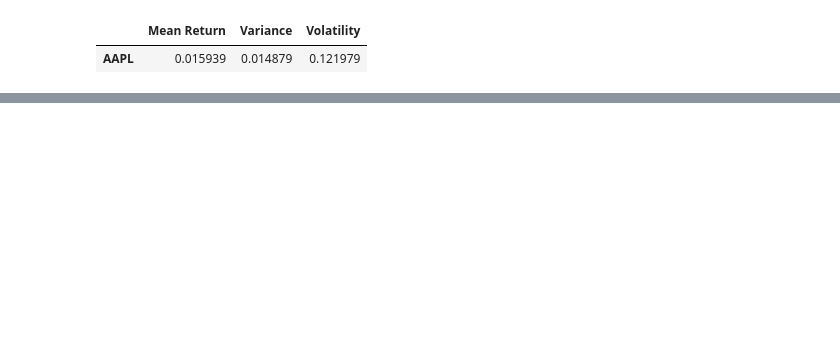
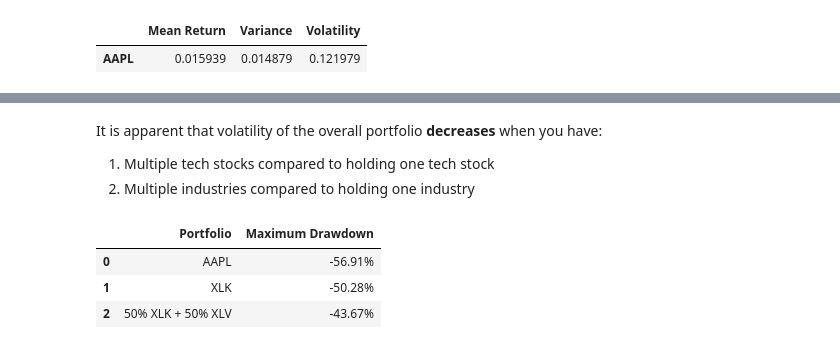
Before and after one commit to wangjubin-06/quant, a Jupyter notebook: notebooks/06_diversification_and_correlation_breakdown.ipynb, the cells around one changed output, grey strips where cells are left out. Cells and saved outputs as stored; diff of their text form; code cells hidden in the pictures; blank space fills up the shorter version.

```diff
--- a/notebooks/06_diversification_and_correlation_breakdown.ipynb
+++ b/notebooks/06_diversification_and_correlation_breakdown.ipynb
@@ -266,0 +328,42 @@ sigma = monthly_log_returns.std()
+# %% [markdown]
+It is apparent that volatility of the overall portfolio **decreases** when you have:
+
+1) Multiple tech stocks compared to holding one tech stock
+2) Multiple industries compared to holding one industry
+# %%
+def max_drawdown(returns):
+
+    wealth = np.exp(
+        returns.cumsum()
+    )
+
+    peak = wealth.cummax()
+
+    drawdown = (wealth / peak - 1)*100
+
+    return drawdown.min()
+
+pd.DataFrame({
+
+"Portfolio":[
+    "AAPL",
+    "XLK",
+    "50% XLK + 50% XLV"
+],
+
+"Maximum Drawdown":[
+
+    f"{max_drawdown(aapl_portfolio):.2f}%",
+
+    f"{max_drawdown(tech_portfolio):.2f}%",
+
+    f"{max_drawdown(diversified_portfolio):.2f}%"
+
+]
+
+})
+# %% [output]
+|  | Portfolio | Maximum Drawdown |
+| 0 | AAPL | -56.91% |
+| 1 | XLK | -50.28% |
+| 2 | 50% XLK + 50% XLV | -43.67% |
```
Also changed, not shown: parts of 13 cells of this notebook, 4 other files.
